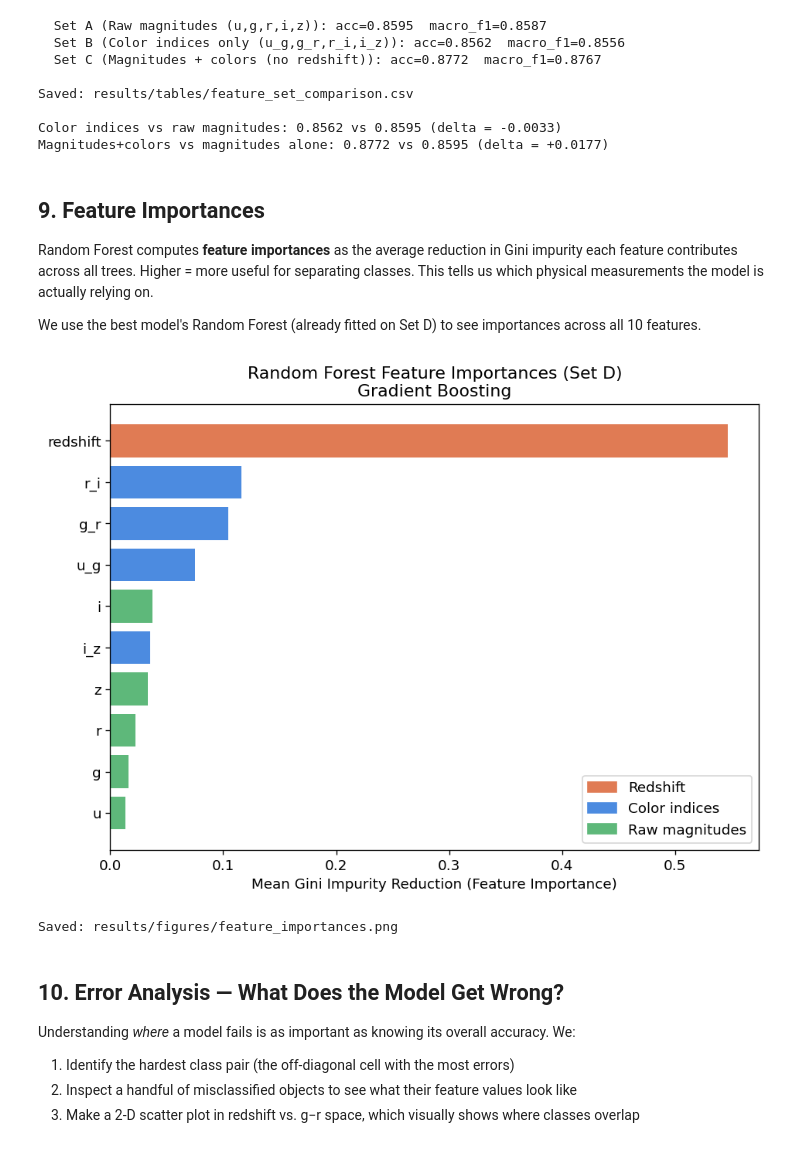
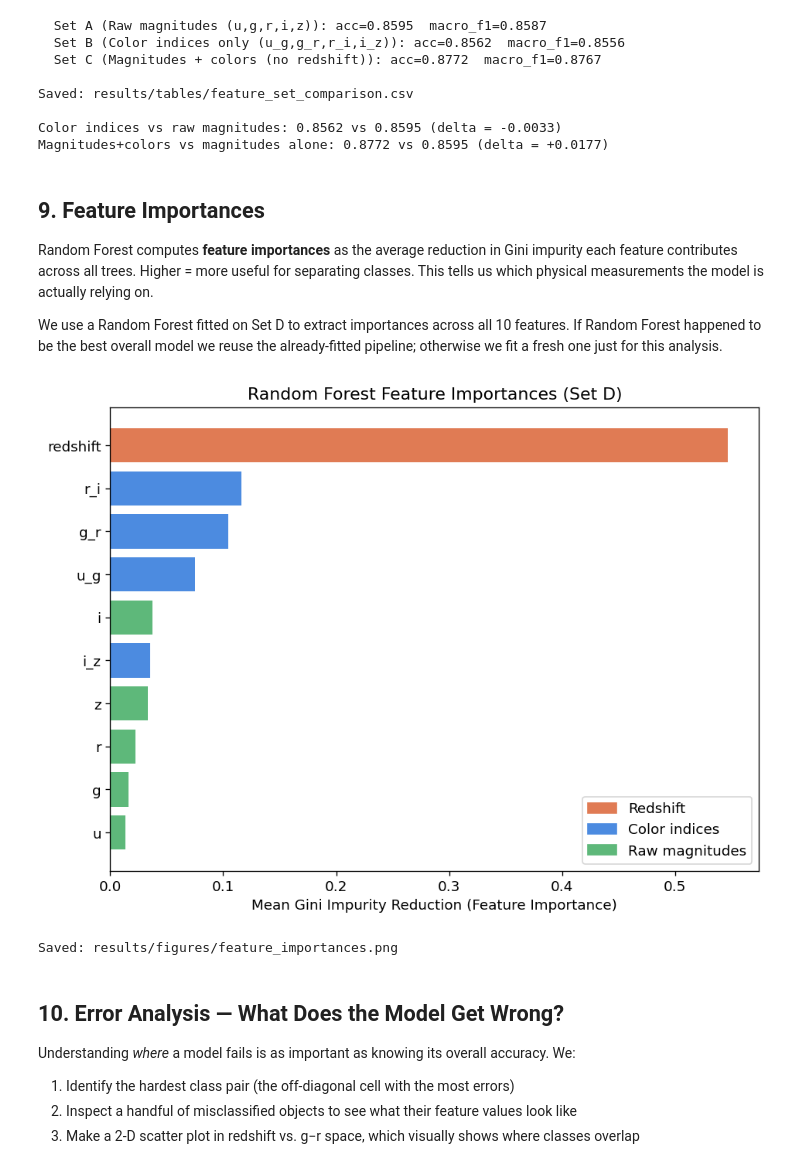
Before and after one commit to Madou-Moore/Star-Classification-Project, a Jupyter notebook: notebooks/star_classification.ipynb, the cells around one changed output. Cells and saved outputs as stored; diff of their text form; code cells hidden in the pictures.

```diff
--- a/notebooks/star_classification.ipynb
+++ b/notebooks/star_classification.ipynb
@@ -474,42 +476,42 @@ Magnitudes+colors vs magnitudes alone: 0.8772 vs 0.8595 (delta = +0.0177)
 
 Random Forest computes **feature importances** as the average reduction in Gini impurity each feature contributes across all trees. Higher = more useful for separating classes. This tells us which physical measurements the model is actually relying on.
 
-We use the best model's Random Forest (already fitted on Set D) to see importances across all 10 features.
+We use a Random Forest fitted on Set D to extract importances across all 10 features. If Random Forest happened to be the best overall model we reuse the already-fitted pipeline; otherwise we fit a fresh one just for this analysis.
 # %%
 # Use the already-fitted best model pipeline (on Set D)
 # Extract the classifier step
 if best_model_name == 'Random Forest':
     rf_fitted = fitted_pipes[best_model_name].named_steps['clf']
 else:
     # Fit a fresh RF on Set D for feature importances
     rf_fresh = Pipeline([('scaler', StandardScaler()),
                           ('clf', RandomForestClassifier(n_estimators=200, random_state=SEED, n_jobs=-1))])
     rf_fresh.fit(splits['D']['train'], y_train)
     rf_fitted = rf_fresh.named_steps['clf']
 
 importances = rf_fitted.feature_importances_
 feat_names = FEATS_D
 imp_df = pd.DataFrame({'Feature': feat_names, 'Importance': importances})
 imp_df = imp_df.sort_values('Importance', ascending=True)
 
 fig, ax = plt.subplots(figsize=(8, 6))
 colors = ['#e07b54' if f == 'redshift' else '#4c8be0' if f in ['u_g','g_r','r_i','i_z'] else '#5eb87a'
           for f in imp_df['Feature']]
 ax.barh(imp_df['Feature'], imp_df['Importance'], color=colors)
 ax.set_xlabel('Mean Gini Impurity Reduction (Feature Importance)')
-ax.set_title(f'Random Forest Feature Importances (Set D)\n{best_model_name}')
+ax.set_title('Random Forest Feature Importances (Set D)')
 handles = [
     mpatches.Patch(color='#e07b54', label='Redshift'),
     mpatches.Patch(color='#4c8be0', label='Color indices'),
     mpatches.Patch(color='#5eb87a', label='Raw magnitudes'),
 ]
 ax.legend(handles=handles, loc='lower right')
 plt.tight_layout()
 plt.savefig('../results/figures/feature_importances.png', bbox_inches='tight')
 plt.show()
 print('Saved: results/figures/feature_importances.png')
 # %% [output]
-[figure, old version]
+[figure, new version]
 Saved: results/figures/feature_importances.png
 # %% [markdown]
 ## 10. Error Analysis — What Does the Model Get Wrong?
```
Also changed, not shown: parts of 6 cells of this notebook, 2 other files.
